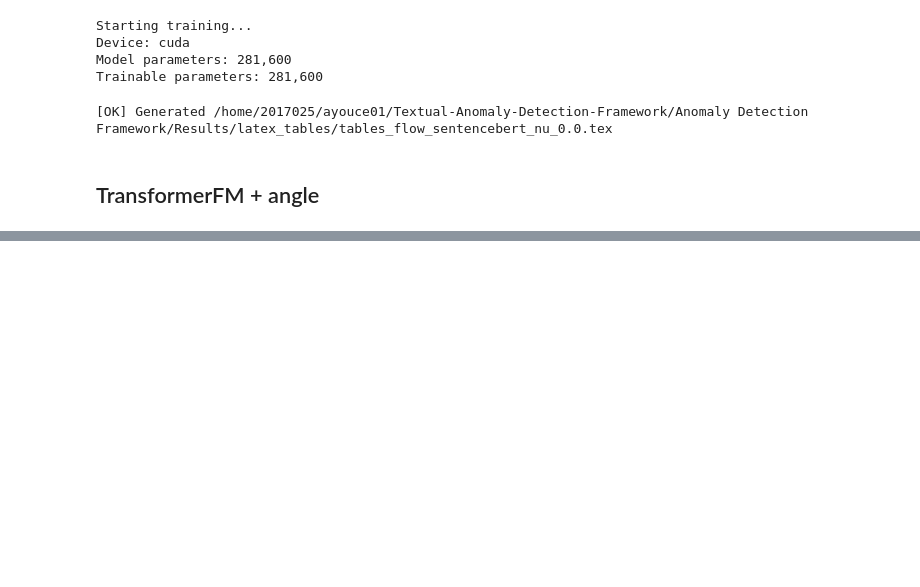
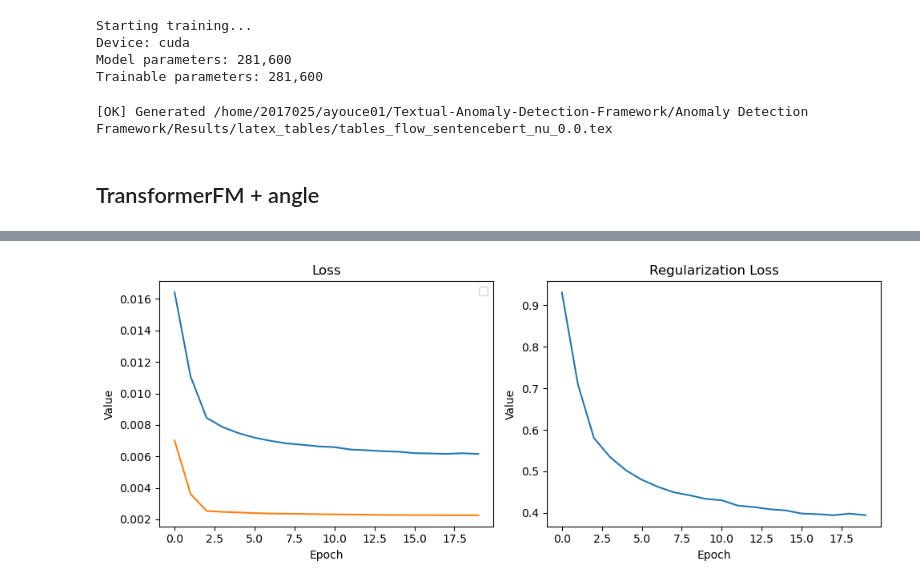
Before and after one commit to AmineYK/Textual-Anomaly-Detection-Framework, a Jupyter notebook: Anomaly Detection Framework/fm_dissect.ipynb, the cells around one changed output, grey strips where cells are left out. Cells and saved outputs as stored; diff of their text form; code cells hidden in the pictures; blank space fills up the shorter version.

```diff
--- a/Anomaly Detection Framework/fm_dissect.ipynb
+++ b/Anomaly Detection Framework/fm_dissect.ipynb
@@ -1991,3 +1893,31 @@ scores
+# %%
+import matplotlib.pyplot as plt
+
+fig, axs = plt.subplots(1, 2, figsize=(10, 4))
+
+axs[0].plot(liste_loss)
+axs[0].set_title("Loss")
+axs[0].set_xlabel("Epoch")
+axs[0].set_ylabel("Value")
+axs[0].grid(False)
+
+axs[0].plot(liste_loss_sans_regul)
+axs[0].set_title("Loss")
+axs[0].set_xlabel("Epoch")
+axs[0].set_ylabel("Value")
+axs[0].grid(False)
+axs[0].legend()
+
+axs[1].plot(liste_loss_regul)
+axs[1].set_title("Regularization Loss")
+axs[1].set_xlabel("Epoch")
+axs[1].set_ylabel("Value")
+axs[1].grid(False)
+
+plt.tight_layout()
+plt.show()
+# %% [output]
+[figure, added]
 # %%
 theta_s = []
 for n_sample in range(velo_s.shape[1]):
```
Also changed, not shown: parts of 23 cells of this notebook, 2 other files.
